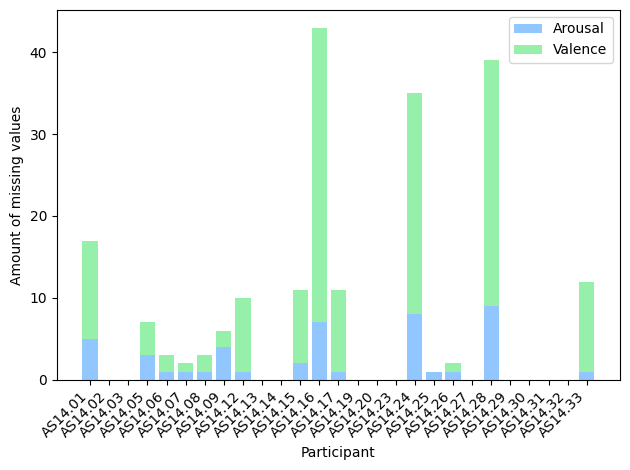
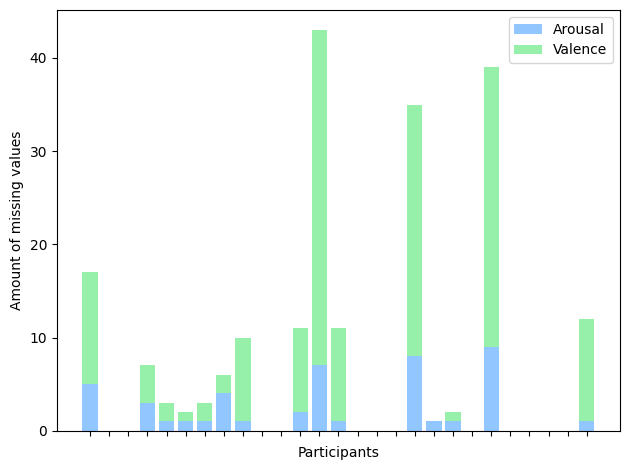
Code edit (unified diff) that turned the first committed figure into the second:
--- before
+++ after
@@ -32,6 +32,6 @@
 # ax.bar(ids, missing)
 ax.set_ylabel("Amount of missing values")
-ax.set_xlabel("Participant")
-ax.tick_params("x", rotation = 45)
+ax.set_xlabel("Participants")
+ax.set_xticklabels([])
 ax.legend()
 

Commit: Update Task1.ipynb